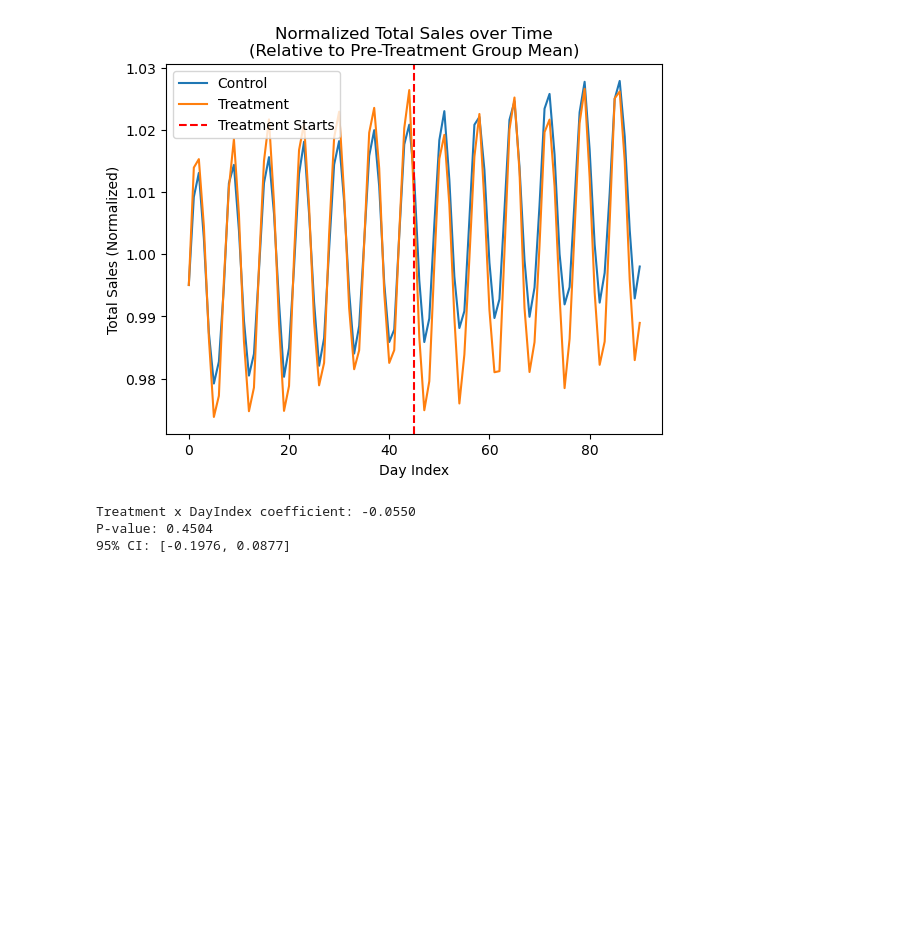
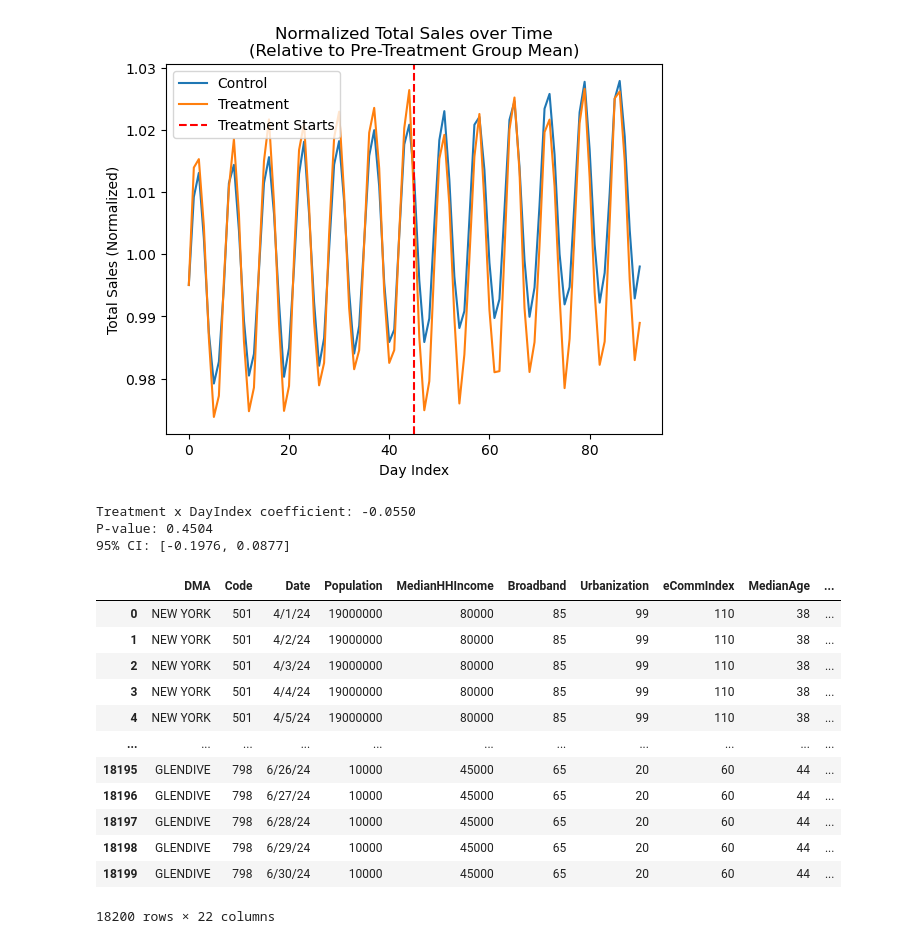
Before and after one commit to nsnatthapat/eBay-paid-search-DMA-causal-analysis-roi, a Jupyter notebook: eBay.ipynb, the cells around one changed output. Cells and saved outputs as stored; diff of their text form; code cells hidden in the pictures; blank space fills up the shorter version.

```diff
--- a/eBay.ipynb
+++ b/eBay.ipynb
@@ -649,3 +650,19 @@ print(f"95% CI: [{ci[0]:.4f}, {ci[1]:.4f}]")
 Treatment x DayIndex coefficient: -0.0550
 P-value: 0.4504
 95% CI: [-0.1976, 0.0877]
+# %%
+df
+# %% [output]
+|  | DMA | Code | Date | Population | MedianHHIncome | Broadband | Urbanization | eCommIndex | MedianAge | ... |
+| 0 | NEW YORK | 501 | 4/1/24 | 19000000 | 80000 | 85 | 99 | 110 | 38 | ... |
+| 1 | NEW YORK | 501 | 4/2/24 | 19000000 | 80000 | 85 | 99 | 110 | 38 | ... |
+| 2 | NEW YORK | 501 | 4/3/24 | 19000000 | 80000 | 85 | 99 | 110 | 38 | ... |
+| 3 | NEW YORK | 501 | 4/4/24 | 19000000 | 80000 | 85 | 99 | 110 | 38 | ... |
+| 4 | NEW YORK | 501 | 4/5/24 | 19000000 | 80000 | 85 | 99 | 110 | 38 | ... |
+| ... | ... | ... | ... | ... | ... | ... | ... | ... | ... | ... |
+| 18195 | GLENDIVE | 798 | 6/26/24 | 10000 | 45000 | 65 | 20 | 60 | 44 | ... |
+| 18196 | GLENDIVE | 798 | 6/27/24 | 10000 | 45000 | 65 | 20 | 60 | 44 | ... |
+| 18197 | GLENDIVE | 798 | 6/28/24 | 10000 | 45000 | 65 | 20 | 60 | 44 | ... |
+| 18198 | GLENDIVE | 798 | 6/29/24 | 10000 | 45000 | 65 | 20 | 60 | 44 | ... |
+| 18199 | GLENDIVE | 798 | 6/30/24 | 10000 | 45000 | 65 | 20 | 60 | 44 | ... |
+18200 rows × 22 columns
```
Also changed, not shown: parts of 3 cells of this notebook, 1 other file.
